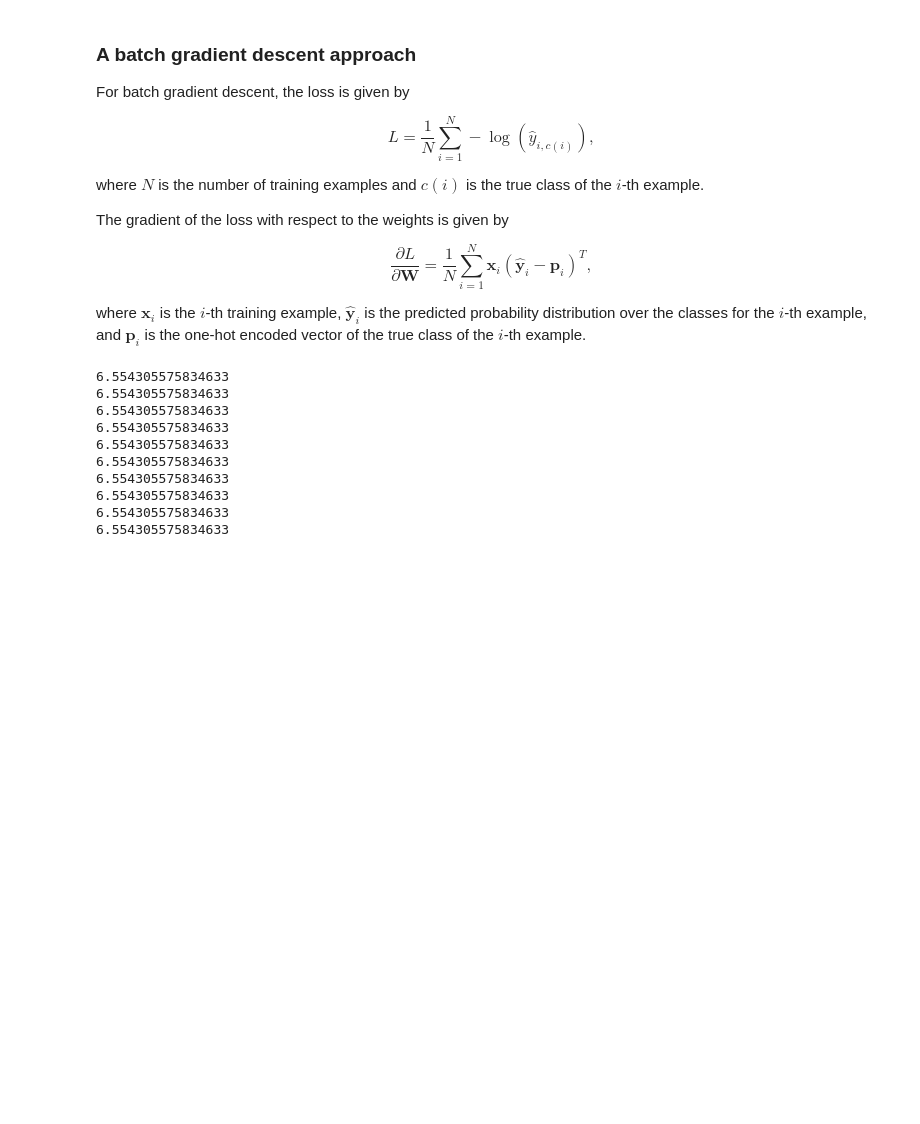
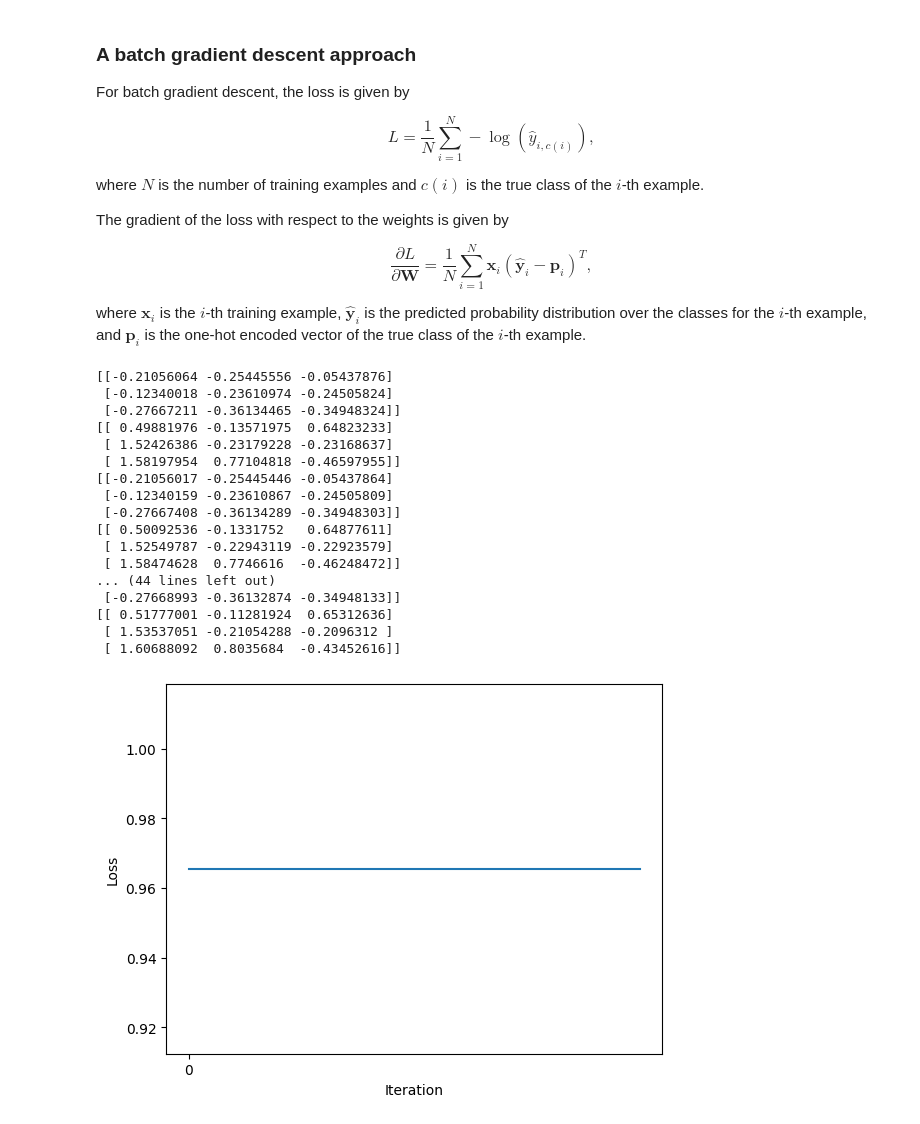
Before and after one commit to thiagopx/ann, a Jupyter notebook: notebooks/6_multinomial-regression.ipynb, the cells around one changed output. Drawn from its saved outputs; the diff is of its cells as text; code cells hidden in the pictures; blank space fills up the shorter version.

```diff
--- a/notebooks/6_multinomial-regression.ipynb
+++ b/notebooks/6_multinomial-regression.ipynb
@@ -312,9 +312,9 @@ X_b = np.hstack([X_test, np.ones((X_test.shape[0], 1))])
 y_pred = []
 for k in range(len(X_b)):
     x = X_b[k].reshape(-1, 1)  # make it a column vector
-    y_pred.append(np.argmax(softmax(np.dot(W.T, x))))
+    z = np.dot(W.T, x)
+    y_pred.append(np.argmax(z))
 y_pred = np.array(y_pred)
-
 
 # Compute confusion matrix
 cm = confusion_matrix(y_test, y_pred, labels=[0, 1, 2])
@@ -477,50 +477,59 @@ where $\mathbf{x}_i$ is the $i$-th training example, $\hat{\mathbf{y}}_i$ is the
 # %%
 np.random.seed(SEED)
 
+num_epochs = 10
+learning_rate = 1e-02
+
 # Add a bias term
 X_b = np.hstack([X_train, np.ones((X_train.shape[0], 1))])
+
+# Number of samples
+N = X_b.shape[0]
 
 # Random weights initialization
 W = np.random.normal(size=(X_b.shape[1], num_classes))  # 2 features + 1 bias, 3 classes
 
 iteration = 0
 loss_history = []
 for epoch in range(num_epochs):
     # Prediction is computed for all samples at once
     Y_pred = softmax(np.dot(X_b, W)) # N x K
 
     # Loss
-    # correct_classes = onehot(y_train, num_classes) # K x N
-    # print(correct_classes)
-
     loss_values = -np.log(Y_pred[np.arange(len(Y_pred)), y_train])
     loss = np.mean(loss_values)
-
-    # for k in range(len(X_b)):
-    #     x = X_b[k].reshape(-1, 1)  # make it a column vector
-
-    #     # Forward pass
-    #     y_pred = softmax(np.dot(W.T, x))
-
-    #     # Loss
-    #     correct_class = y_train[k]
-    #     loss_value = -np.log(y_pred[correct_class, 0])
     loss_history.append(loss_value)
 
-    #     # Update weights
-    #     p = onehot(correct_class, num_classes).reshape(-1, 1)  # make it a column vector
-    #     W = W - learning_rate * np.dot(x, (y_pred - p).T)
+    Y_onehot = onehot(y_train, num_classes) # N x K
+
+    P = Y_pred - Y_onehot # N x K
+    grad = np.dot(X_b.T, P) / N # (D+1) x K
+    # print(Y_onehot[:3], Y_pred[:3], P[:3])
+    print(grad)
+    # Update weights
+    W = W - learning_rate * grad
+
+    print(W)
+
 
     iteration += 1
-# plot_loss_history(loss_history, interval=100)
+plot_loss_history(loss_history, interval=100)
 # %% [output]
-6.554305575834633
-6.554305575834633
-6.554305575834633
-6.554305575834633
-6.554305575834633
-6.554305575834633
-6.554305575834633
-6.554305575834633
-6.554305575834633
-6.554305575834633
+[[-0.21056064 -0.25445556 -0.05437876]
+ [-0.12340018 -0.23610974 -0.24505824]
+ [-0.27667211 -0.36134465 -0.34948324]]
+[[ 0.49881976 -0.13571975  0.64823233]
+ [ 1.52426386 -0.23179228 -0.23168637]
+ [ 1.58197954  0.77104818 -0.46597955]]
+[[-0.21056017 -0.25445446 -0.05437864]
+ [-0.12340159 -0.23610867 -0.24505809]
+ [-0.27667408 -0.36134289 -0.34948303]]
+[[ 0.50092536 -0.1331752   0.64877611]
+ [ 1.52549787 -0.22943119 -0.22923579]
+ [ 1.58474628  0.7746616  -0.46248472]]
+... (44 lines left out)
+ [-0.27668993 -0.36132874 -0.34948133]]
+[[ 0.51777001 -0.11281924  0.65312636]
+ [ 1.53537051 -0.21054288 -0.2096312 ]
+ [ 1.60688092  0.8035684  -0.43452616]]
+[figure, added]
```
Also changed, not shown: parts of 2 cells of this notebook, 1 other file.
